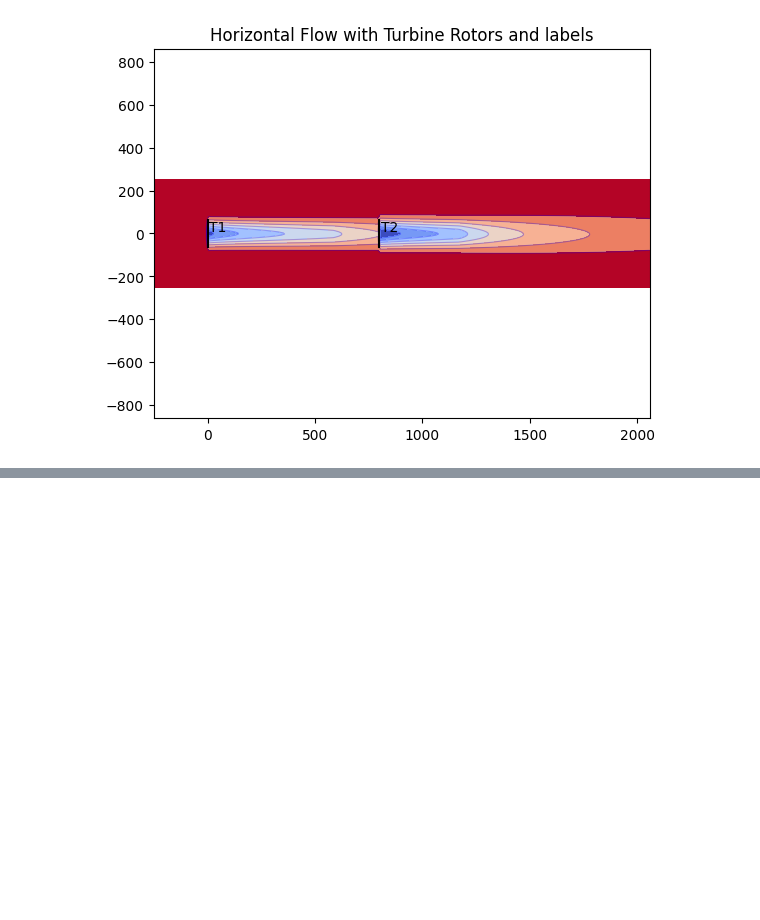
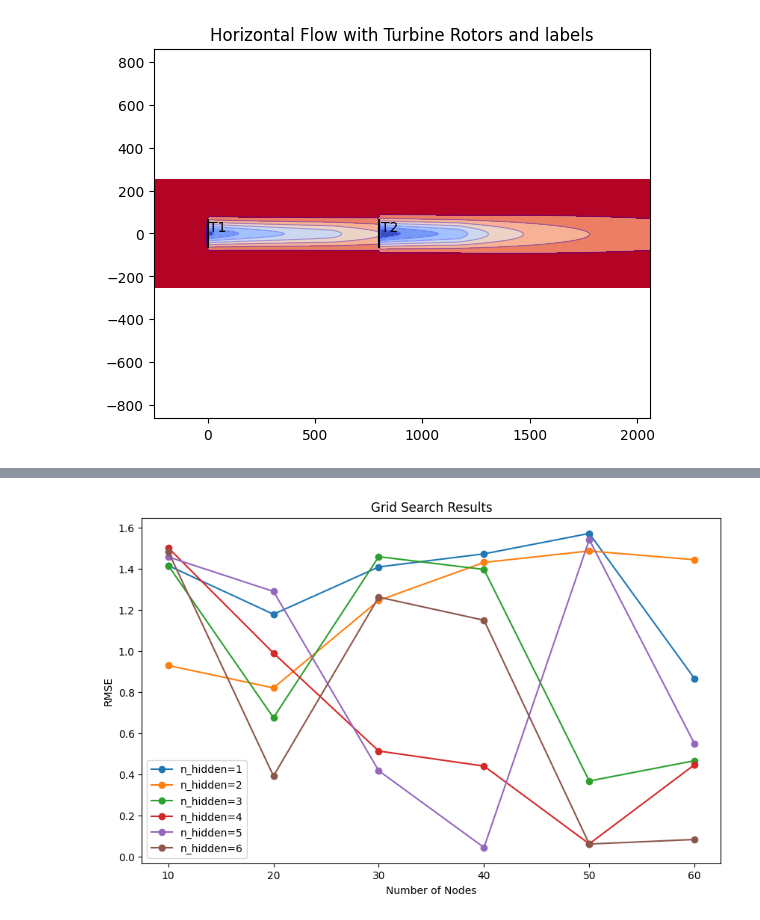
Before and after one commit to schmeti/uc3m_TFM_wind_farm_optimization_codebase, a Jupyter notebook: Windfarm_power_modelling/modelling_two_turbines.ipynb, the cells around one changed output, grey strips where cells are left out. Drawn from its saved outputs; the diff is of its cells as text; code cells hidden in the pictures; blank space fills up the shorter version.

Commit message:
set up NN with grid search, first formulation of two turbine problem

```diff
--- a/Windfarm_power_modelling/modelling_two_turbines.ipynb
+++ b/Windfarm_power_modelling/modelling_two_turbines.ipynb
@@ -112,0 +131,28 @@ plt.scatter(data['x_turb2'], data['farm_power'])
+# %%
+### Test/Train Split
+from sklearn.model_selection import train_test_split
+
+# Split the data into training, validation, and test sets
+train_data, temp_data = train_test_split(data, test_size=0.2, random_state=42)
+val_data, test_data = train_test_split(temp_data, test_size=0.5, random_state=42)
+
+val_ind = val_data.index
+test_ind = test_data.index
+# %%
+# Train the model with the current parameters
+cl_tool = distcl(X=data[["x_turb2", "y_turb2", "wind_speed", "wind_direction", "turbulence_intensity"]],
+                    y=data["farm_power"], n_preds=24, val_ind=val_ind, test_ind=test_ind)
+
+model, preds_test, sd_test, y_test = cl_tool.train(n_hidden=1, n_nodes=20, iters=1000, drop=0.05, learning_rate=1e-4)
+
+# Train the model with the current parameters
+cl_tool = distcl(X=data[["x_turb2", "y_turb2", "wind_speed", "wind_direction", "turbulence_intensity"]],
+                    y=data["farm_power"], n_preds=24, val_ind=val_ind, test_ind=test_ind)
+
+model, preds_test, sd_test, y_test = cl_tool.train(n_hidden=2, n_nodes=20, iters=1000, drop=0.05, learning_rate=1e-4)
+
+# Train the model with the current parameters
+cl_tool = distcl(X=data[["x_turb2", "y_turb2", "wind_speed", "wind_direction", "turbulence_intensity"]],
+                    y=data["farm_power"], n_preds=24, val_ind=val_ind, test_ind=test_ind)
+
+model, preds_test, sd_test, y_test = cl_tool.train(n_hidden=2, n_nodes=10, iters=1000, drop=0.05, learning_rate=1e-4)
@@ -112,0 +240,19 @@ plt.scatter(data['x_turb2'], data['farm_power'])
+# %%
+import matplotlib.pyplot as plt
+
+# Convert grid_search to a DataFrame for easier plotting
+grid_search_df = pd.DataFrame(grid_search)
+
+# Plot the grid search results
+plt.figure(figsize=(10, 6))
+for n_hidden in grid_search_df['n_hidden'].unique():
+    subset = grid_search_df[grid_search_df['n_hidden'] == n_hidden]
+    plt.plot(subset['n_nodes'], subset['rmse'], marker='o', label=f'n_hidden={n_hidden}')
+
+plt.xlabel('Number of Nodes')
+plt.ylabel('RMSE')
+plt.title('Grid Search Results')
+plt.legend()
+plt.show()
+# %% [output]
+[figure, added]
```
Also changed, not shown: parts of 14 cells of this notebook, 5 other files.
